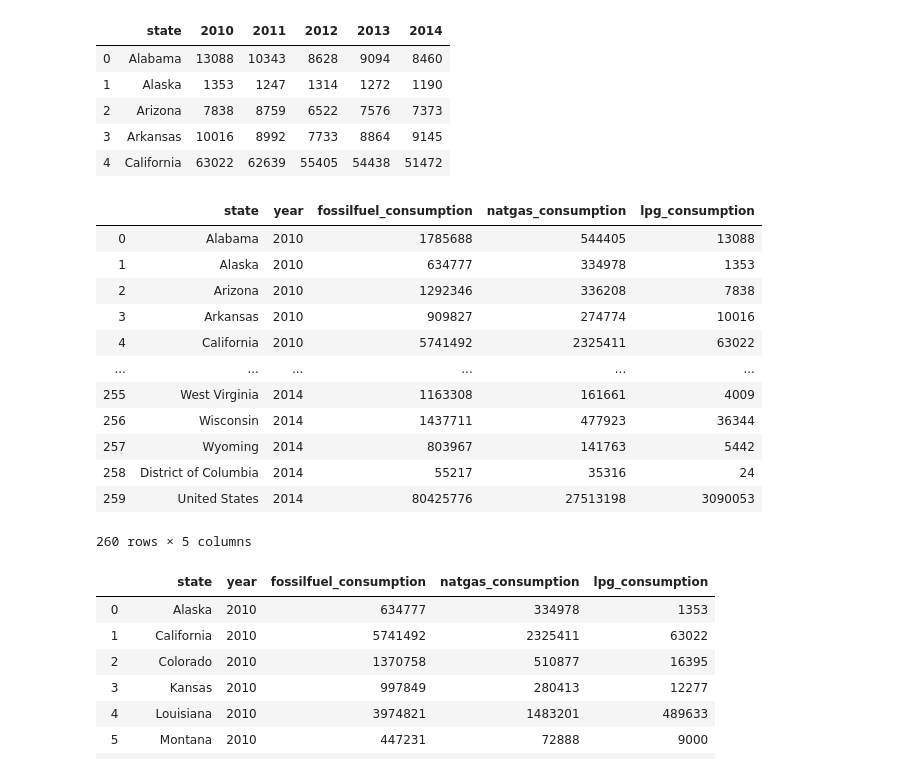
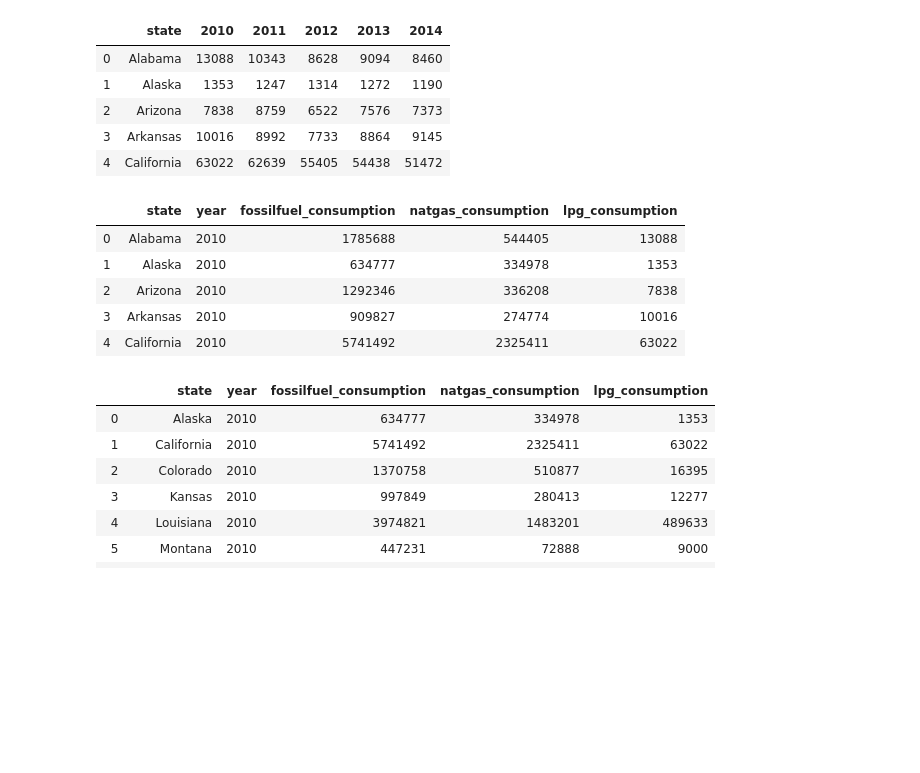
Before and after one commit to sgk2004/ETL-of-Oil-Gas-Data, a Jupyter notebook: Oil and Gas/data_etl.ipynb, the cells around one changed output. Saved outputs shown, nothing was run; the diff lists cells and outputs as text; code cells hidden in the pictures; blank space fills up the shorter version.

```diff
--- a/Oil and Gas/data_etl.ipynb
+++ b/Oil and Gas/data_etl.ipynb
@@ -535,21 +535,14 @@ LPG_df.drop(['year','state'],axis=1,inplace=True)
 Econsumption_df=pd.concat([Fossilfuel_df,Naturalgas_df,LPG_df],axis=1)
 # %%
 #Energy consumption for all the states
-Econsumption_df
+Econsumption_df.head()
 # %% [output]
 |  | state | year | fossilfuel_consumption | natgas_consumption | lpg_consumption |
 | 0 | Alabama | 2010 | 1785688 | 544405 | 13088 |
 | 1 | Alaska | 2010 | 634777 | 334978 | 1353 |
 | 2 | Arizona | 2010 | 1292346 | 336208 | 7838 |
 | 3 | Arkansas | 2010 | 909827 | 274774 | 10016 |
 | 4 | California | 2010 | 5741492 | 2325411 | 63022 |
-| ... | ... | ... | ... | ... | ... |
-| 255 | West Virginia | 2014 | 1163308 | 161661 | 4009 |
-| 256 | Wisconsin | 2014 | 1437711 | 477923 | 36344 |
-| 257 | Wyoming | 2014 | 803967 | 141763 | 5442 |
-| 258 | District of Columbia | 2014 | 55217 | 35316 | 24 |
-| 259 | United States | 2014 | 80425776 | 27513198 | 3090053 |
-260 rows × 5 columns
 # %%
 #Filtering the energy consumption for all the states
 Econsumption_df_filtered = Econsumption_df[Econsumption_df['state'].isin(oilproducingstates_df['state'])]
```
